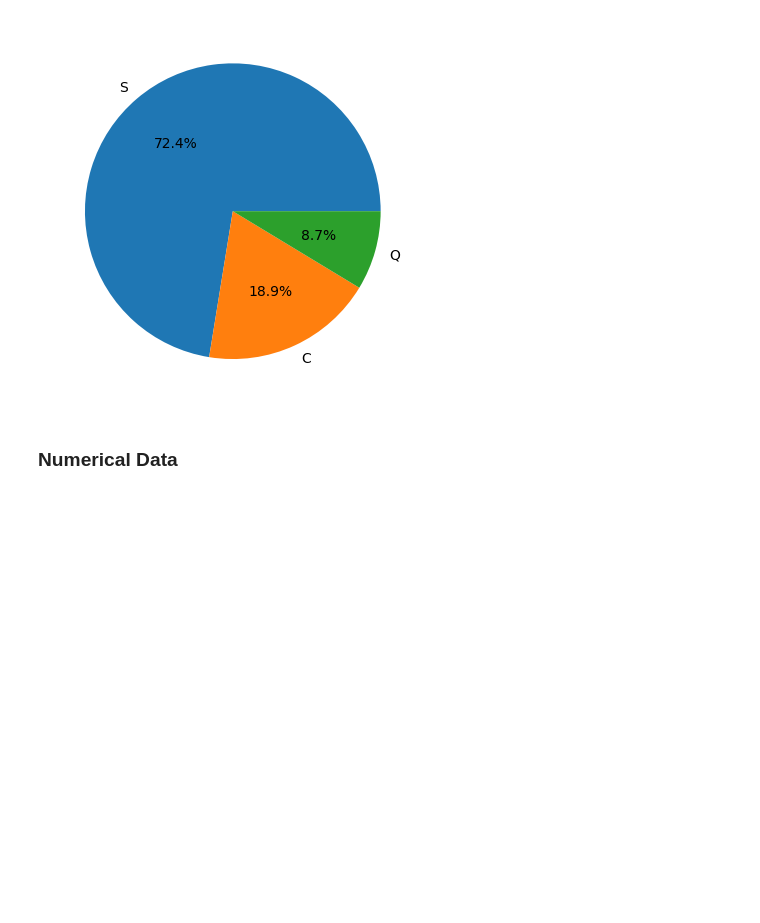
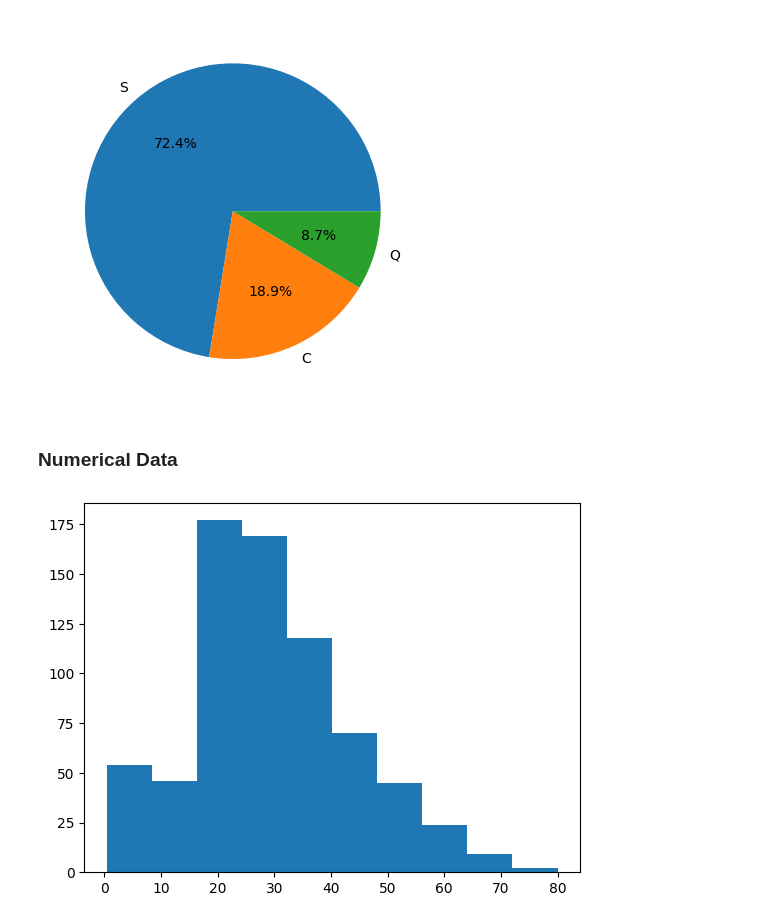
Before and after one commit to sakshammaggu/Machine-Learning, a Jupyter notebook: 05-UnderstandingData/02-EDA/01-UsingUnivariateAnalysis/edaUnivariate.ipynb, the cells around one changed output. Drawn from its saved outputs; the diff is of its cells as text; code cells hidden in the pictures; blank space fills up the shorter version.

```diff
--- a/05-UnderstandingData/02-EDA/01-UsingUnivariateAnalysis/edaUnivariate.ipynb
+++ b/05-UnderstandingData/02-EDA/01-UsingUnivariateAnalysis/edaUnivariate.ipynb
@@ -83,3 +83,9 @@ plt.show()
 [figure]
 # %% [markdown]
 ### Numerical Data
+# %%
+# Histogram
+plt.hist(df['Age'])
+plt.show()
+# %% [output]
+[figure, added]
```
Also changed, not shown: parts of 1 cell of this notebook.
